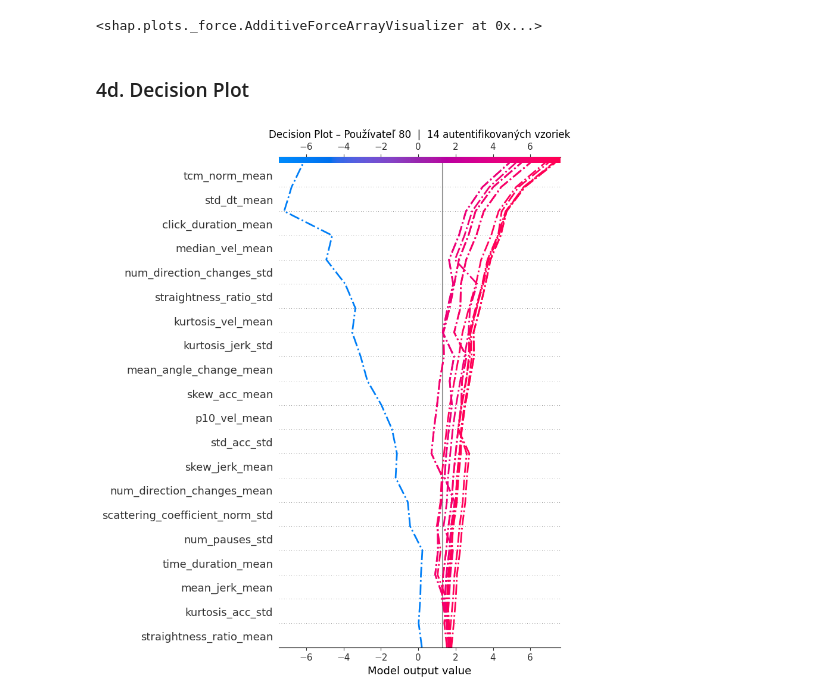
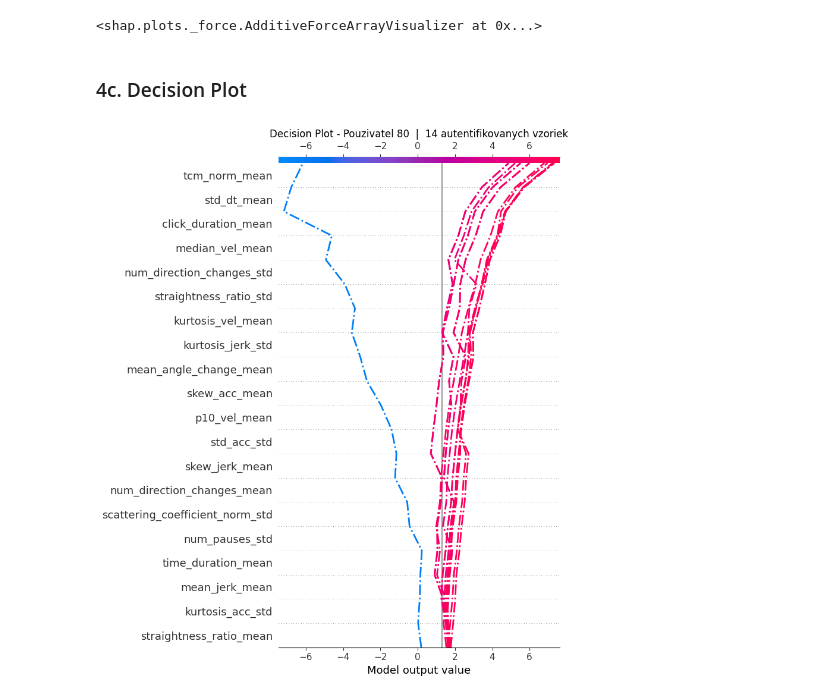
Before and after one commit to hoffmennn/mouse-dynamics-authentication, a Jupyter notebook: demo/demo_user80.ipynb, the cells around one changed output. Cells and saved outputs as stored; diff of their text form; code cells hidden in the pictures.

```diff
--- a/demo/demo_user80.ipynb
+++ b/demo/demo_user80.ipynb
@@ -156,21 +148,21 @@ display(
 # %% [output]
 <shap.plots._force.AdditiveForceArrayVisualizer at 0x...>
 # %% [markdown]
-### 4d. Decision Plot
+### 4c. Decision Plot
 # %%
 plt.figure(figsize=(12, 8))
 shap.decision_plot(
     expected_value,
     shap_values,
     X_test,
     highlight=list(range(len(pos_idx))),
     show=False,
 )
 plt.title(
-    f"Decision Plot – Používateľ {USER_ID}  |  {n_pos} autentifikovaných vzoriek",
+    f"Decision Plot - Pouzivatel {USER_ID}  |  {n_pos} autentifikovanych vzoriek",
     fontsize=12,
 )
 plt.tight_layout()
 plt.show()
 # %% [output]
-[figure, old version]
+[figure, new version]
```
Also changed, not shown: parts of 11 cells of this notebook, 6 other files.
